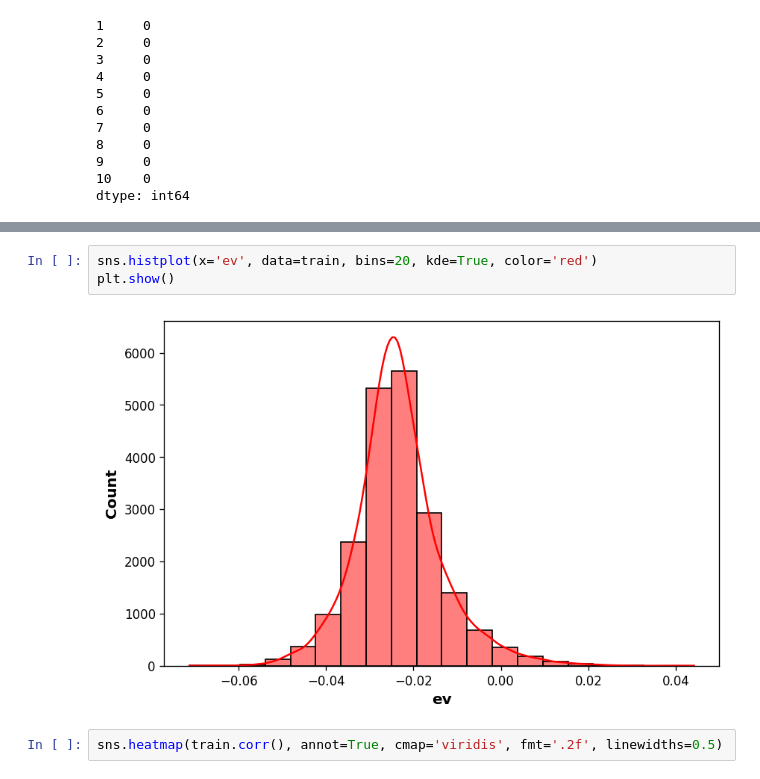
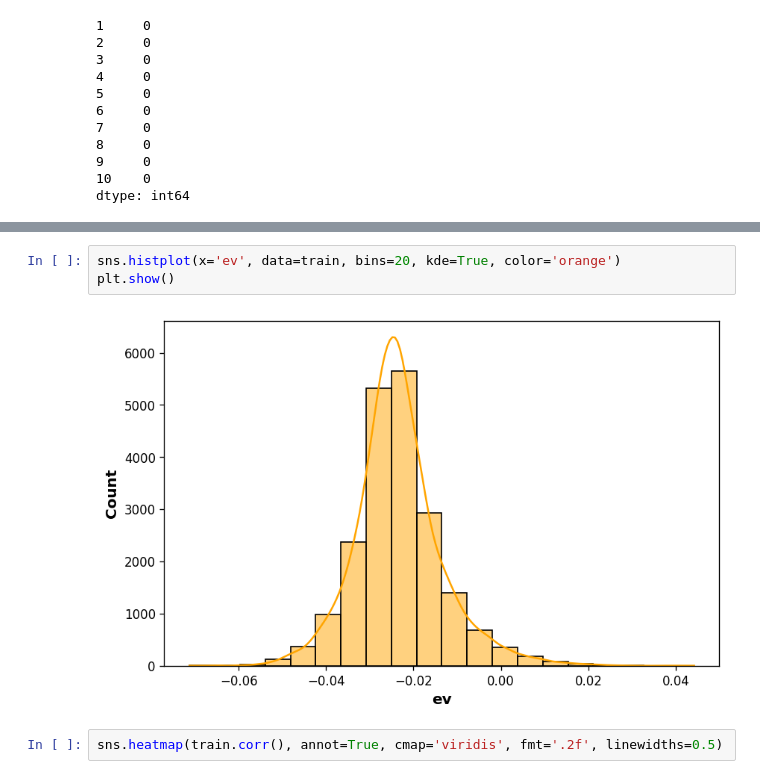
Before and after one commit to sjain600/black-jack-removal, a Jupyter notebook: LightGBM-model.ipynb, the cells around one changed output, grey strips where cells are left out. Saved outputs shown, nothing was run; the diff lists cells and outputs as text.

```diff
--- a/LightGBM-model.ipynb
+++ b/LightGBM-model.ipynb
@@ -100,10 +107,10 @@ train.describe()
 | 75% | 11.000000 | 11.000000 | 11.000000 | 11.000000 | 11.000000 | 11.000000 | 11.000000 | 11.000000 | 11.000000 | 44.000000 | -0.018508 |
 | max | 22.000000 | 22.000000 | 22.000000 | 21.000000 | 22.000000 | 22.000000 | 22.000000 | 22.000000 | 22.000000 | 74.000000 | 0.044198 |
 # %%
-sns.histplot(x='ev', data=train, bins=20, kde=True, color='red')
+sns.histplot(x='ev', data=train, bins=20, kde=True, color='orange')
 plt.show()
 # %% [output]
-[figure, old version]
+[figure, new version]
 # %%
 sns.heatmap(train.corr(), annot=True, cmap='viridis', fmt='.2f', linewidths=0.5)
 # %% [output]
```
Also changed, not shown: parts of 7 cells of this notebook.
